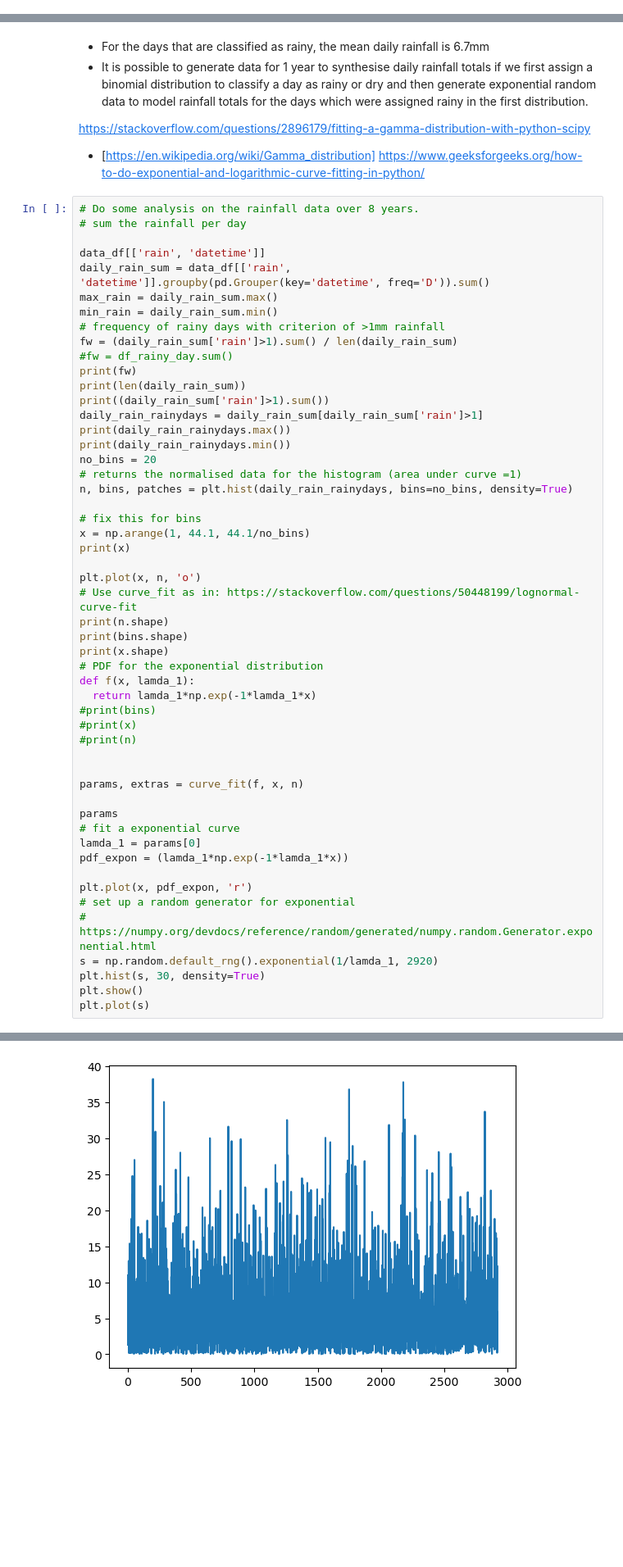
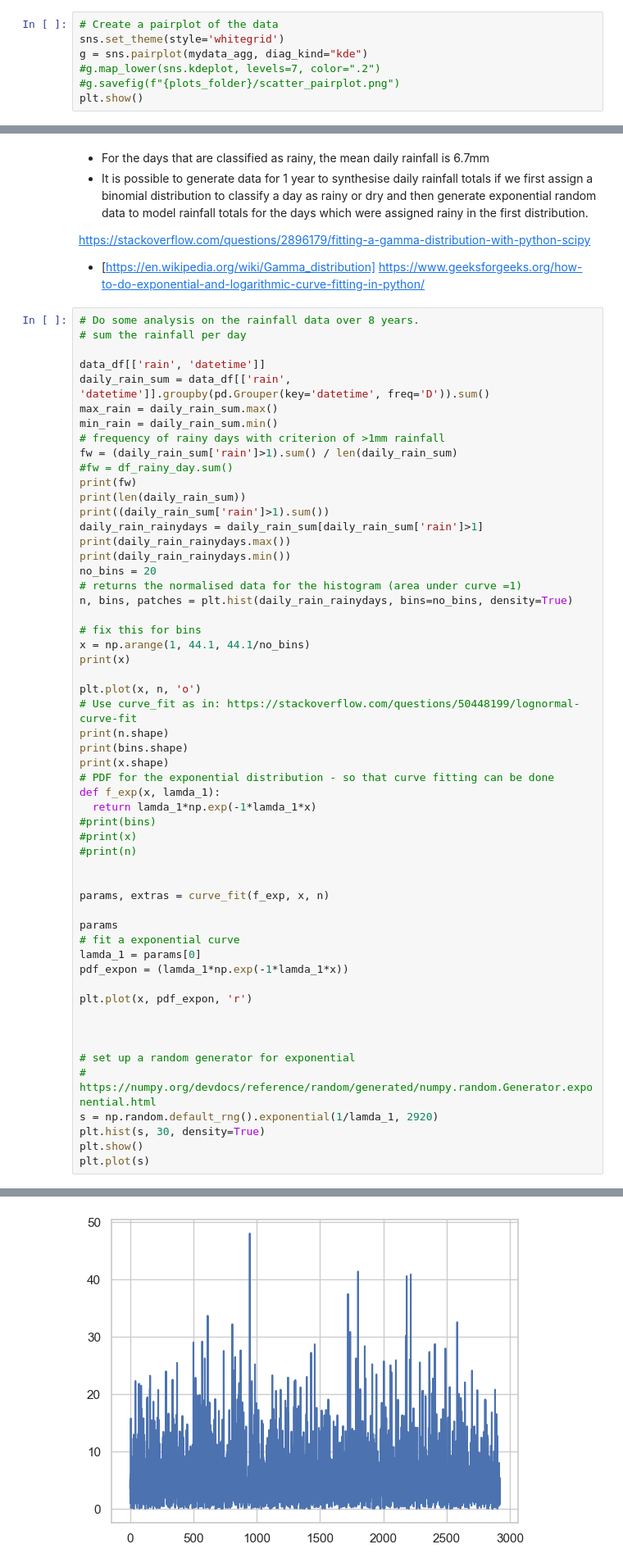
Before and after one commit to Eilis9/PfDA_Project1, a Jupyter notebook: met_athenry.ipynb, the cells around one changed output, grey strips where cells are left out. Shown: that part at 82% size. Cells and saved outputs as stored; diff of their text form; blank space fills up the shorter version.

Commit message:
pair plot and some functions

```diff
--- a/met_athenry.ipynb
+++ b/met_athenry.ipynb
@@ -108,3 +107,10 @@ Rainfall sum      1.000000   0.019713 -0.453185  0.351861
 Temp mean         0.019713   1.000000  0.102434 -0.177203
 Msl mean         -0.453185   0.102434  1.000000 -0.216664
 rhum              0.351861  -0.177203 -0.216664  1.000000
+# %%
+# Create a pairplot of the data
+sns.set_theme(style='whitegrid')
+g = sns.pairplot(mydata_agg, diag_kind="kde")
+#g.map_lower(sns.kdeplot, levels=7, color=".2")
+#g.savefig(f"{plots_folder}/scatter_pairplot.png")
+plt.show()
@@ -154,15 +196,15 @@ plt.plot(x, n, 'o')
 print(n.shape)
 print(bins.shape)
 print(x.shape)
-# PDF for the exponential distribution
-def f(x, lamda_1):
+# PDF for the exponential distribution - so that curve fitting can be done
+def f_exp(x, lamda_1):
   return lamda_1*np.exp(-1*lamda_1*x)
 #print(bins)
 #print(x)
 #print(n)
 
 
-params, extras = curve_fit(f, x, n)
+params, extras = curve_fit(f_exp, x, n)
 
 params
 # fit a exponential curve
@@ -170,6 +212,9 @@ lamda_1 = params[0]
 pdf_expon = (lamda_1*np.exp(-1*lamda_1*x))
 
 plt.plot(x, pdf_expon, 'r')
+
+
+
 # set up a random generator for exponential
 # https://numpy.org/devdocs/reference/random/generated/numpy.random.Generator.exponential.html
 s = np.random.default_rng().exponential(1/lamda_1, 2920)
@@ -193,5 +238,5 @@ dtype: float64
 [<matplotlib.lines.Line2D at 0x...>]
-[figure, old version]
+[figure, new version]
 # %%
 # https://datascience.stackexchange.com/questions/32139/extract-all-the-data-of-a-particular-month-from-dataset-of-different-years
 # put this in a function (call in a loop)
```
Also changed, not shown: parts of 9 cells of this notebook.
